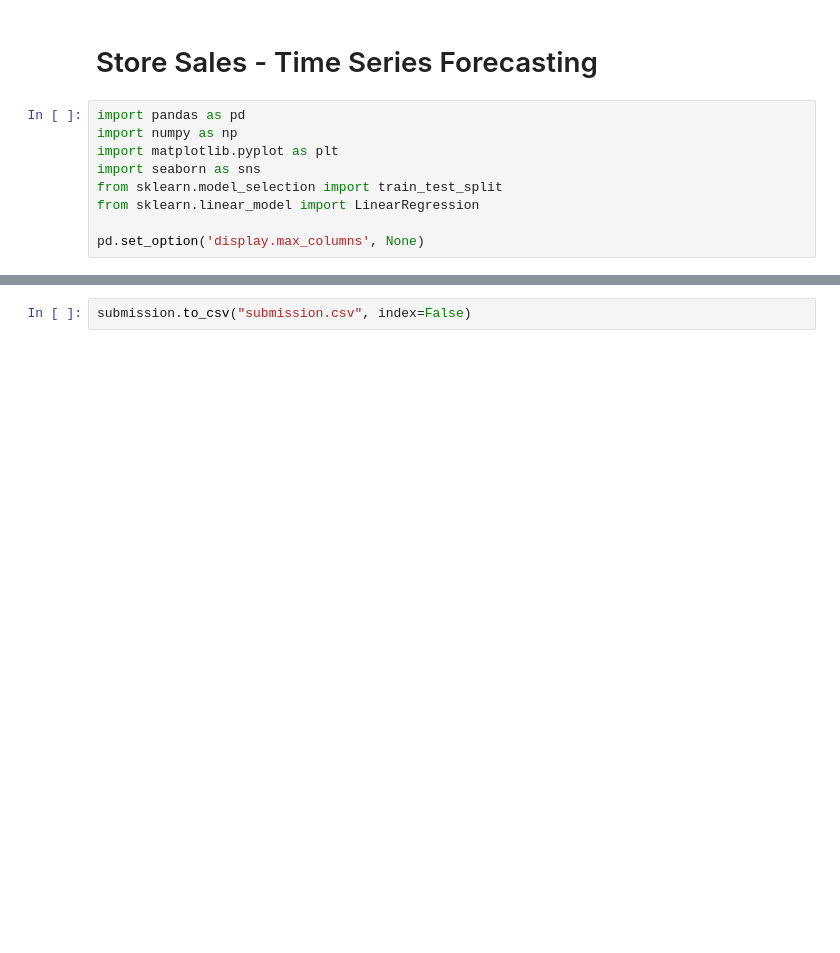
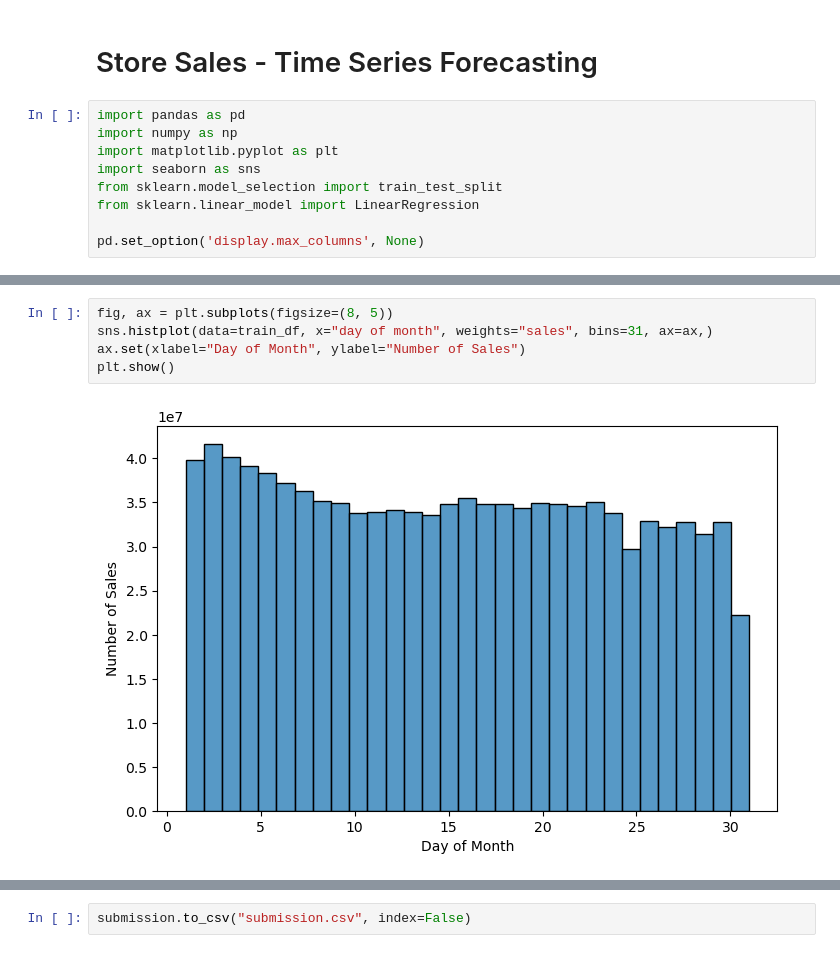
Before and after one commit to Blue00FF/Kaggle_-_Store_Sales_-_Time_Series_Forecasting, a Jupyter notebook: main.ipynb, the cells around one changed output, grey strips where cells are left out. Saved outputs shown, nothing was run; the diff lists cells and outputs as text; blank space fills up the shorter version.

```diff
--- a/main.ipynb
+++ b/main.ipynb
@@ -504,0 +139,7 @@ KeyError: "['id'] not in index"
+# %%
+fig, ax = plt.subplots(figsize=(8, 5))
+sns.histplot(data=train_df, x="day of month", weights="sales", bins=31, ax=ax,)
+ax.set(xlabel="Day of Month", ylabel="Number of Sales")
+plt.show()
+# %% [output]
+[figure, added]
```
Also changed, not shown: parts of 51 cells of this notebook.
